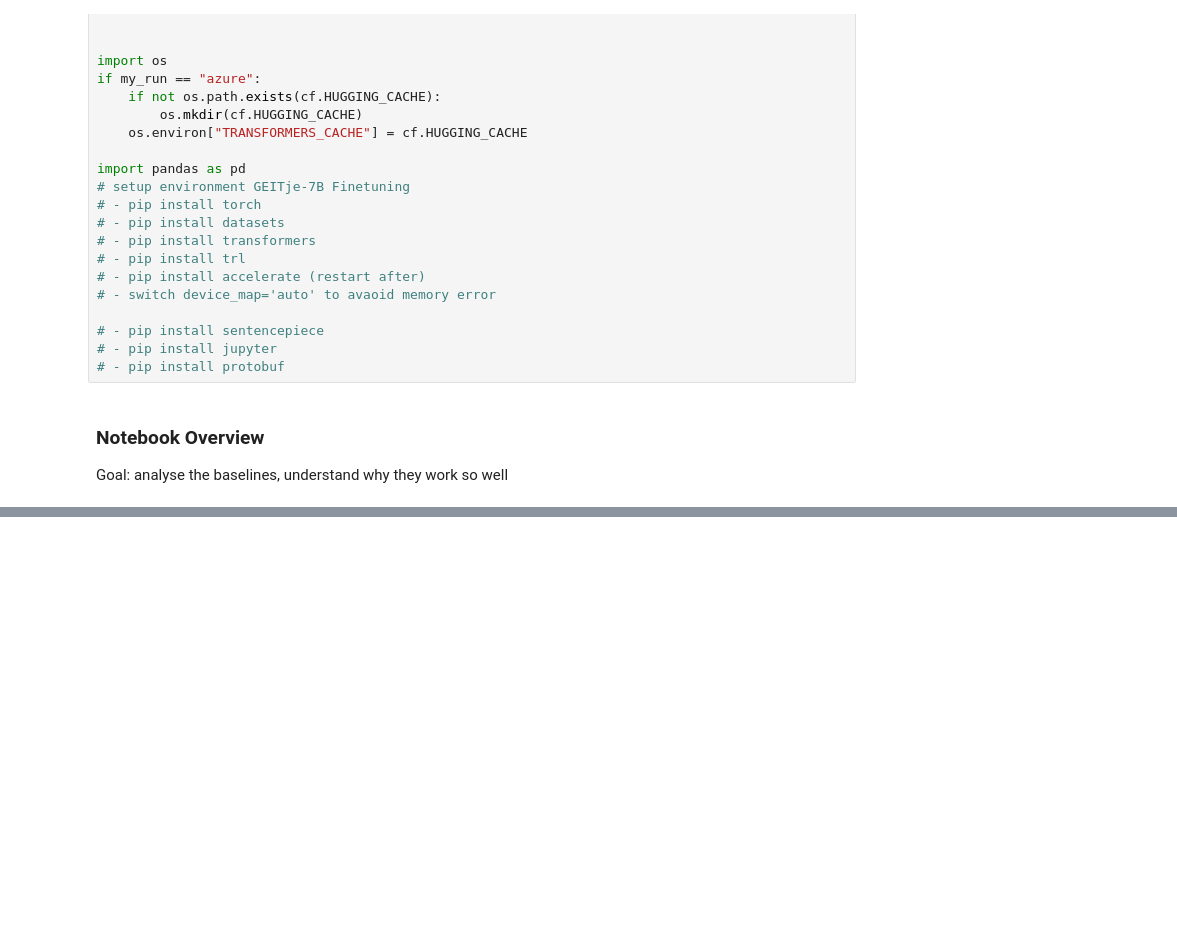
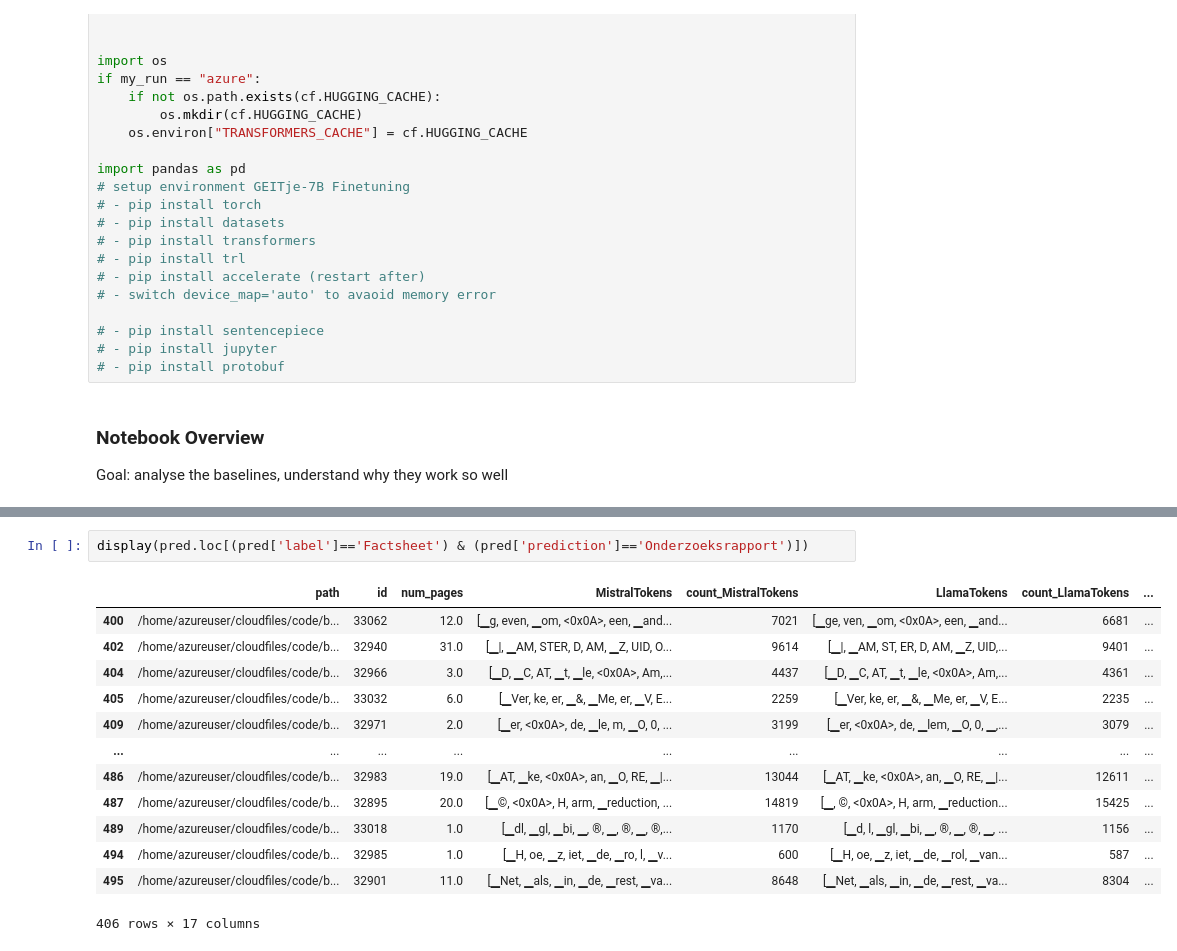
Before and after one commit to Amsterdam-Internships/document-classification-using-large-language-models, a Jupyter notebook: PredictionAnalysis/BaselineAnalysis.ipynb, the cells around one changed output, grey strips where cells are left out. Drawn from its saved outputs; the diff is of its cells as text; blank space fills up the shorter version.

```diff
--- a/PredictionAnalysis/BaselineAnalysis.ipynb
+++ b/PredictionAnalysis/BaselineAnalysis.ipynb
@@ -235,0 +245,16 @@ Mistakes: most trouble with Factsheet, they get mistaken as onderzoeksrapport. I
+# %%
+display(pred.loc[(pred['label']=='Factsheet') & (pred['prediction']=='Onderzoeksrapport')])
+# %% [output]
+|  | path | id | num_pages | MistralTokens | count_MistralTokens | LlamaTokens | count_LlamaTokens | ... |
+| 400 | /home/azureuser/cloudfiles/code/b... | 33062 | 12.0 | [▁g, even, ▁om, <0x0A>, een, ▁and... | 7021 | [▁ge, ven, ▁om, <0x0A>, een, ▁and... | 6681 | ... |
+| 402 | /home/azureuser/cloudfiles/code/b... | 32940 | 31.0 | [▁|, ▁AM, STER, D, AM, ▁Z, UID, O... | 9614 | [▁|, ▁AM, ST, ER, D, AM, ▁Z, UID,... | 9401 | ... |
+| 404 | /home/azureuser/cloudfiles/code/b... | 32966 | 3.0 | [▁D, ▁C, AT, ▁t, ▁le, <0x0A>, Am,... | 4437 | [▁D, ▁C, AT, ▁t, ▁le, <0x0A>, Am,... | 4361 | ... |
+| 405 | /home/azureuser/cloudfiles/code/b... | 33032 | 6.0 | [▁Ver, ke, er, ▁&, ▁Me, er, ▁V, E... | 2259 | [▁Ver, ke, er, ▁&, ▁Me, er, ▁V, E... | 2235 | ... |
+| 409 | /home/azureuser/cloudfiles/code/b... | 32971 | 2.0 | [▁er, <0x0A>, de, ▁le, m, ▁O, 0, ... | 3199 | [▁er, <0x0A>, de, ▁lem, ▁O, 0, ▁,... | 3079 | ... |
+| ... | ... | ... | ... | ... | ... | ... | ... | ... |
+| 486 | /home/azureuser/cloudfiles/code/b... | 32983 | 19.0 | [▁AT, ▁ke, <0x0A>, an, ▁O, RE, ▁|... | 13044 | [▁AT, ▁ke, <0x0A>, an, ▁O, RE, ▁|... | 12611 | ... |
+| 487 | /home/azureuser/cloudfiles/code/b... | 32895 | 20.0 | [▁©, <0x0A>, H, arm, ▁reduction, ... | 14819 | [▁, ©, <0x0A>, H, arm, ▁reduction... | 15425 | ... |
+| 489 | /home/azureuser/cloudfiles/code/b... | 33018 | 1.0 | [▁dl, ▁gl, ▁bi, ▁, ®, ▁, ®, ▁, ®,... | 1170 | [▁d, l, ▁gl, ▁bi, ▁, ®, ▁, ®, ▁, ... | 1156 | ... |
+| 494 | /home/azureuser/cloudfiles/code/b... | 32985 | 1.0 | [▁H, oe, ▁z, iet, ▁de, ▁ro, l, ▁v... | 600 | [▁H, oe, ▁z, iet, ▁de, ▁rol, ▁van... | 587 | ... |
+| 495 | /home/azureuser/cloudfiles/code/b... | 32901 | 11.0 | [▁Net, ▁als, ▁in, ▁de, ▁rest, ▁va... | 8648 | [▁Net, ▁als, ▁in, ▁de, ▁rest, ▁va... | 8304 | ... |
+406 rows × 17 columns
```
Also changed, not shown: parts of 11 cells of this notebook, 8 other files.
